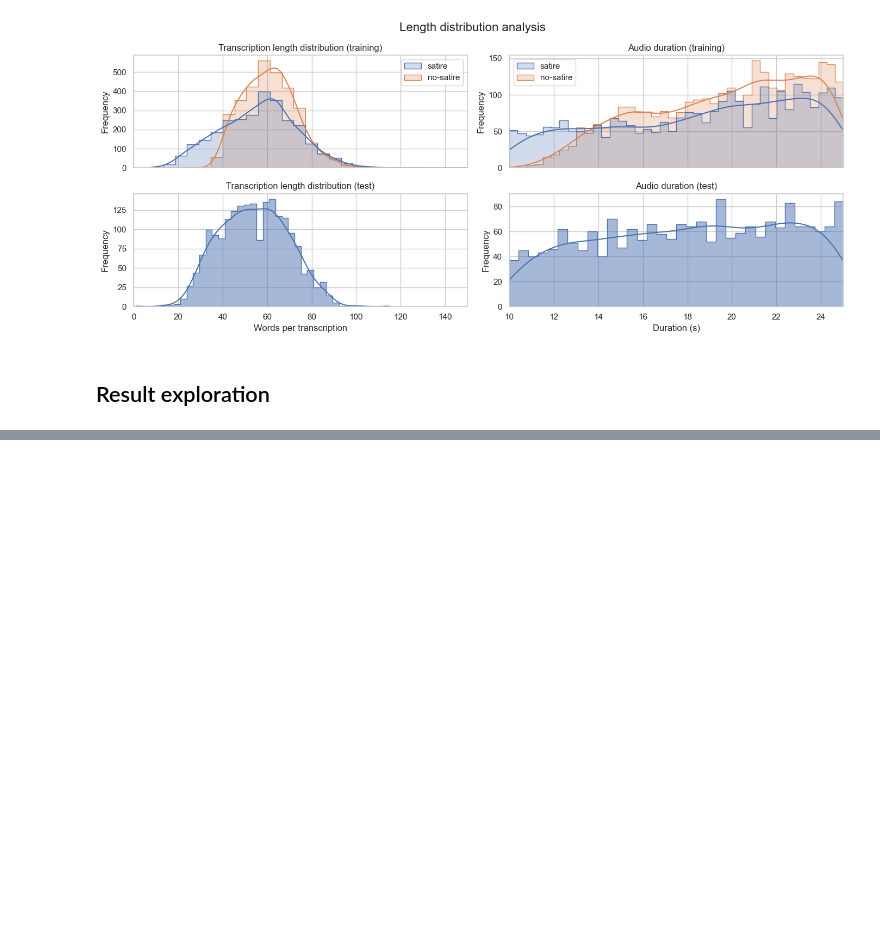
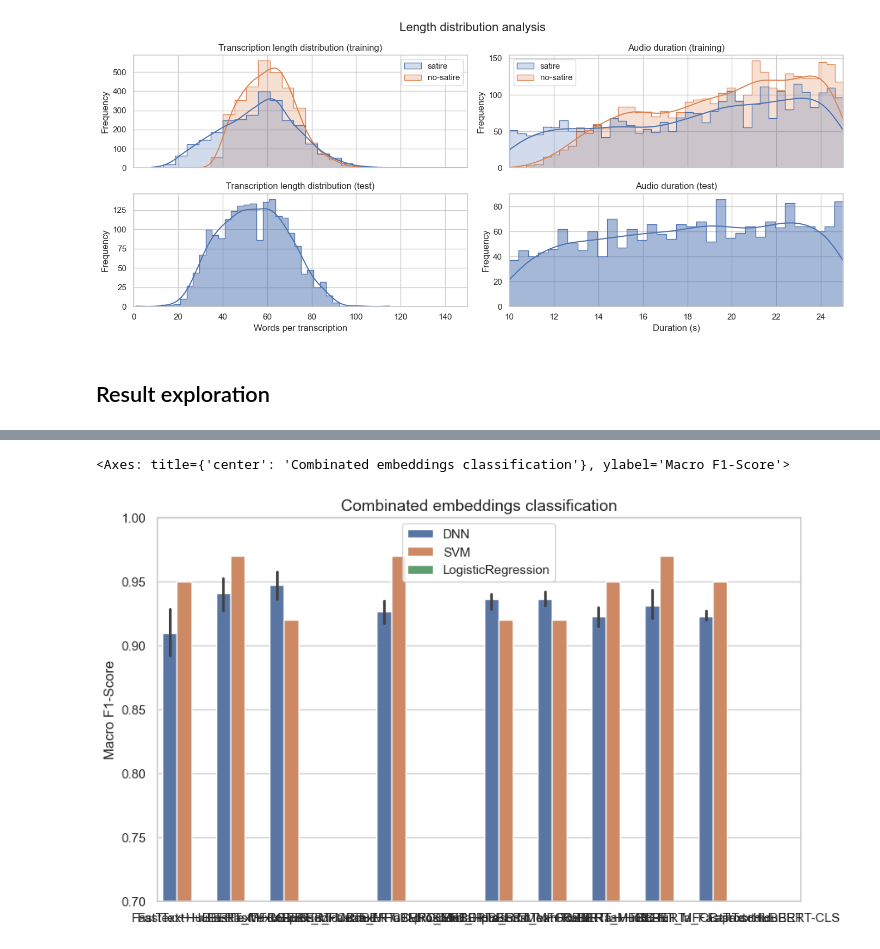
Before and after one commit to valevil27/SatiSPeech-2025, a Jupyter notebook: exploration.ipynb, the cells around one changed output, grey strips where cells are left out. Saved outputs shown, nothing was run; the diff lists cells and outputs as text; code cells hidden in the pictures; blank space fills up the shorter version.

```diff
--- a/exploration.ipynb
+++ b/exploration.ipynb
@@ -306,0 +388,8 @@ plot_f1_overview(
+# %%
+plot_f1_overview(
+    combi[combi.model != "RandomForest"],
+    "Combinated embeddings classification",
+)
+# %% [output]
+<Axes: title={'center': 'Combinated embeddings classification'}, ylabel='Macro F1-Score'>
+[figure, added]
```
Also changed, not shown: parts of 16 cells of this notebook, 1 other file.
